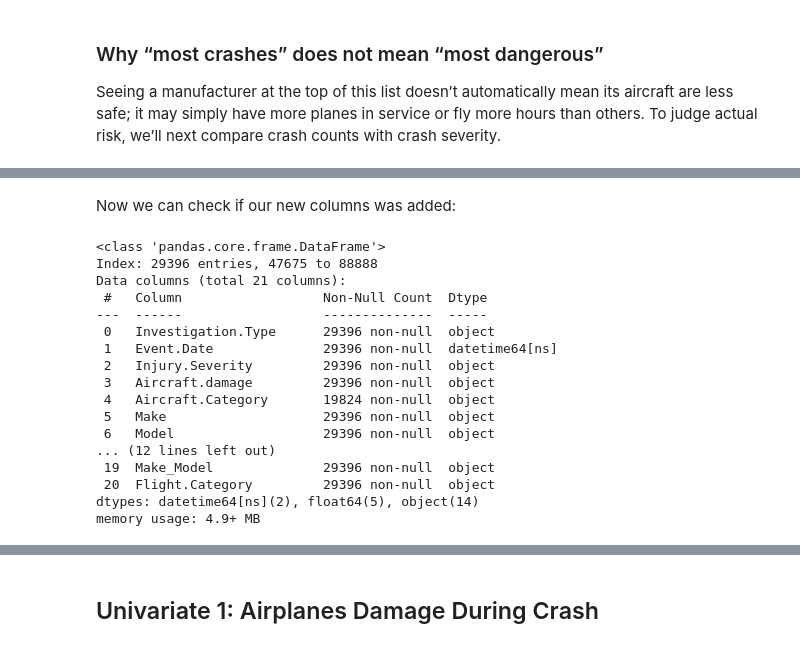
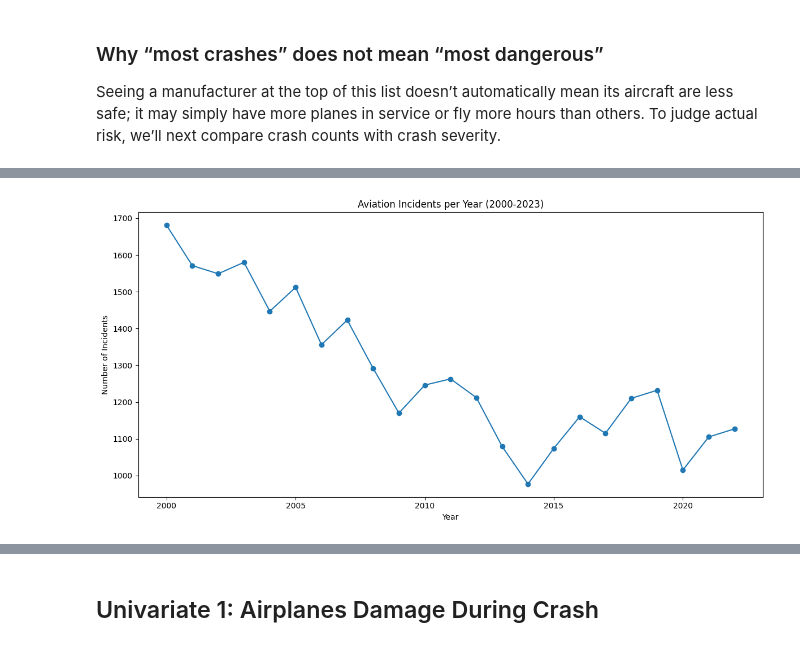
Before and after one commit to cris-mbici/moringa-school, a Jupyter notebook: Moringa Phase 1 Project - Aircraft Safety/analysis.ipynb, the cells around one changed output, grey strips where cells are left out. Saved outputs shown, nothing was run; the diff lists cells and outputs as text; code cells hidden in the pictures.

```diff
--- a/Moringa Phase 1 Project - Aircraft Safety/analysis.ipynb
+++ b/Moringa Phase 1 Project - Aircraft Safety/analysis.ipynb
@@ -292,12 +336,12 @@ Rows after date filter: 41134
 # %%
-# 1. Count accidents per make
-make_counts = df_recent["Make"].value_counts()
+# Count accidents per make
+make_counts = df["Make"].value_counts()
 
-# 2. Identify makes that meet the 100-incident threshold
+# Identify makes that meet the 100-incident threshold
 common_makes = make_counts[make_counts >= 100].index
 
-# 3. Filter the DataFrame
-df_100plus = df_recent[df_recent["Make"].isin(common_makes)]
+# Filter the DataFrame
+df_100plus = df[df["Make"].isin(common_makes)]
 
 print(f"Makes kept: {len(common_makes)}")
 print(f"Rows kept:  {df_100plus.shape[0]}")
@@ -350,0 +440,18 @@ See the caveats in the documentation: https://pandas.pydata.org/pandas-docs/stab
+# %%
+# Fix some typos in make names
+df_private_100["Make"] = df_private_100["Make"].replace({
+    "Airbus industrie": "Airbus",
+    "De havilland": "Dehavilland",
+    "Air tractor inc": "Air tractor"
+})
+
+df_commercial_100["Make"] = df_commercial_100["Make"].replace({
+    "Cirrus design corp" : "Cirrus"
+})
+
+df_100plus["Make"] = df_100plus["Make"].replace({
+    "Cirrus design corp" : "Cirrus",
+    "Airbus industrie": "Airbus",
+    "De havilland": "Dehavilland",
+    "Air tractor inc": "Air tractor"
+})
@@ -409,23 +505,18 @@ See the caveats in the documentation: https://pandas.pydata.org/pandas-docs/stab
-# %% [markdown]
-Now we can check if our new columns was added:
-# %%
-# Now we can check if our new column is added
-df_100plus.info()
-# %% [output]
-<class 'pandas.core.frame.DataFrame'>
-Index: 29396 entries, 47675 to 88888
-Data columns (total 21 columns):
- #   Column                  Non-Null Count  Dtype
----  ------                  --------------  -----
- 0   Investigation.Type      29396 non-null  object
- 1   Event.Date              29396 non-null  datetime64[ns]
- 2   Injury.Severity         29396 non-null  object
- 3   Aircraft.damage         29396 non-null  object
- 4   Aircraft.Category       19824 non-null  object
- 5   Make                    29396 non-null  object
- 6   Model                   29396 non-null  object
-... (12 lines left out)
- 19  Make_Model              29396 non-null  object
- 20  Flight.Category         29396 non-null  object
-dtypes: datetime64[ns](2), float64(5), object(14)
-memory usage: 4.9+ MB
+# %%
+#  here we do yearly counts
+incidents_per_year = (
+    df_100plus
+    .groupby(df_100plus["Event.Date"].dt.year)   # .dt.month, .dt.quarter, etc. also work but I think dt.year is more informative
+    .size()
+)
+
+#  plot it
+plt.figure(figsize=(12, 6))
+incidents_per_year.plot(kind="line", marker="o")
+plt.title("Aviation Incidents per Year (2000‑2023)")
+plt.xlabel("Year")
+plt.ylabel("Number of Incidents")
+plt.tight_layout()
+plt.show()
+# %% [output]
+[figure, added]
```
Also changed, not shown: parts of 47 cells of this notebook, 2 other files.
